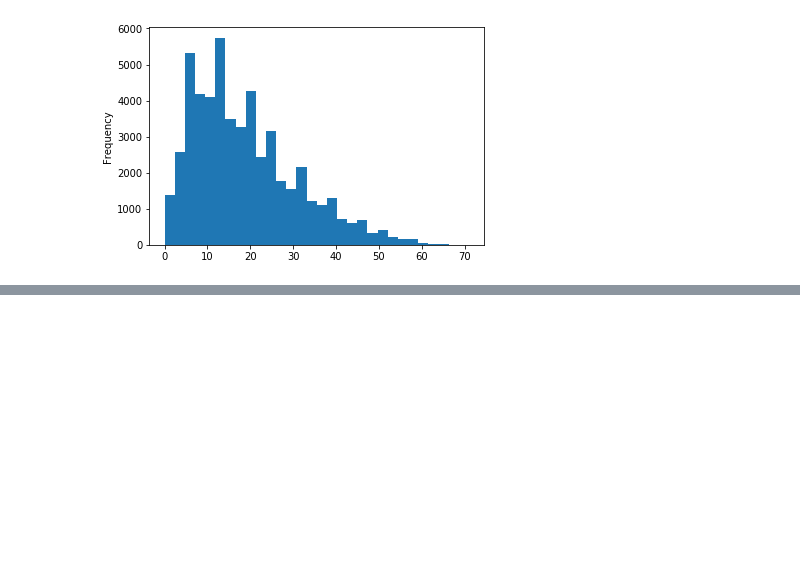
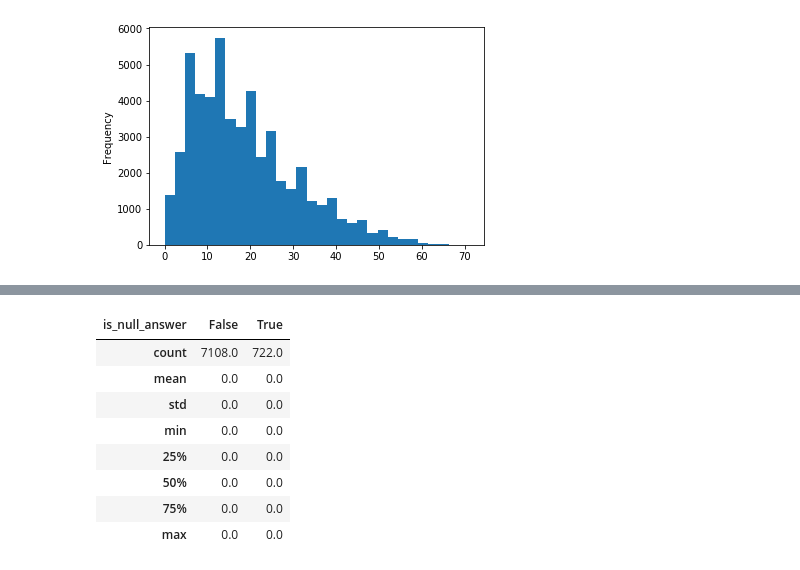
Before and after one commit to dzorlu/natural_questions, a Jupyter notebook: dev_notebook.ipynb, the cells around one changed output, grey strips where cells are left out. Cells and saved outputs as stored; diff of their text form; code cells hidden in the pictures; blank space fills up the shorter version.

```diff
--- a/dev_notebook.ipynb
+++ b/dev_notebook.ipynb
@@ -754,0 +691,12 @@ INFO:tensorflow:decorated 722 examples
+# %%
+df.groupby('is_null_answer')['short_answers_score'].describe().T
+# %% [output]
+| is_null_answer | False | True |
+| count | 7108.0 | 722.0 |
+| mean | 0.0 | 0.0 |
+| std | 0.0 | 0.0 |
+| min | 0.0 | 0.0 |
+| 25% | 0.0 | 0.0 |
+| 50% | 0.0 | 0.0 |
+| 75% | 0.0 | 0.0 |
+| max | 0.0 | 0.0 |
```
Also changed, not shown: parts of 31 cells of this notebook, 1 other file.
